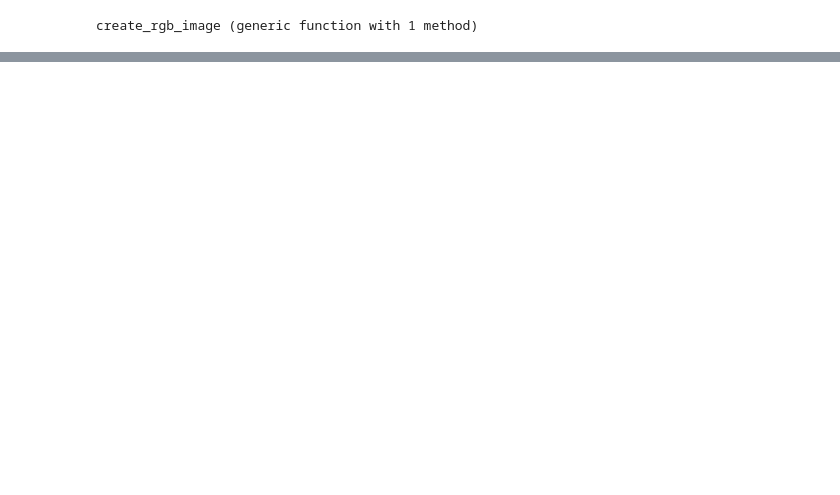
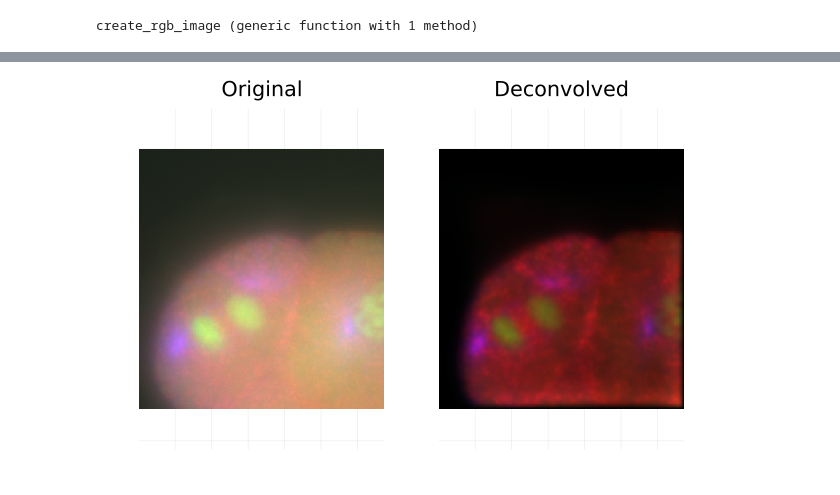
Before and after one commit to Jimena163/TFGNotebook, a Jupyter notebook: 3D_Julia_MAC.ipynb, the cells around one changed output, grey strips where cells are left out. Saved outputs shown, nothing was run; the diff lists cells and outputs as text; code cells hidden in the pictures; blank space fills up the shorter version.

```diff
--- a/3D_Julia_MAC.ipynb
+++ b/3D_Julia_MAC.ipynb
@@ -611,18 +752,20 @@ deconvolved_image_color = create_rgb_image(deconvolved_stack_R[ :, :,52],
 # %%
 
 # Normalizar y combinar los planos para la visualización
 original_image_rgb = create_rgb_image(normalize(image_stack[:, :, 52]),
                                        normalize(image_stack2[:, :,52]),
                                        normalize(image_stack3[:, :,52]))
 
 # Guardar la imagen deconvolucionada en PNG
 #save("deconvolved_CElegans_Julia.png", deconvolved_image_color)
 #save("deconvolved_CElegans_Julia_CANAL1.png", deconvolved_stack_R[:, :,52])
 # Mostrar las imágenes
 plot(
     heatmap(original_image_rgb, title="Original", axis=false, color=:viridis),
     heatmap(deconvolved_image_color, title="Deconvolved", axis=false, color=:viridis),
     layout=(1, 2)
 )
 
-save("Julia_ImagenMejorada.png", deconvolved_image_color)
+#save("Julia_ImagenMejorada.png", deconvolved_image_color)
+# %% [output]
+[figure, added]
```
Also changed, not shown: parts of 17 cells of this notebook, 6 other files.
